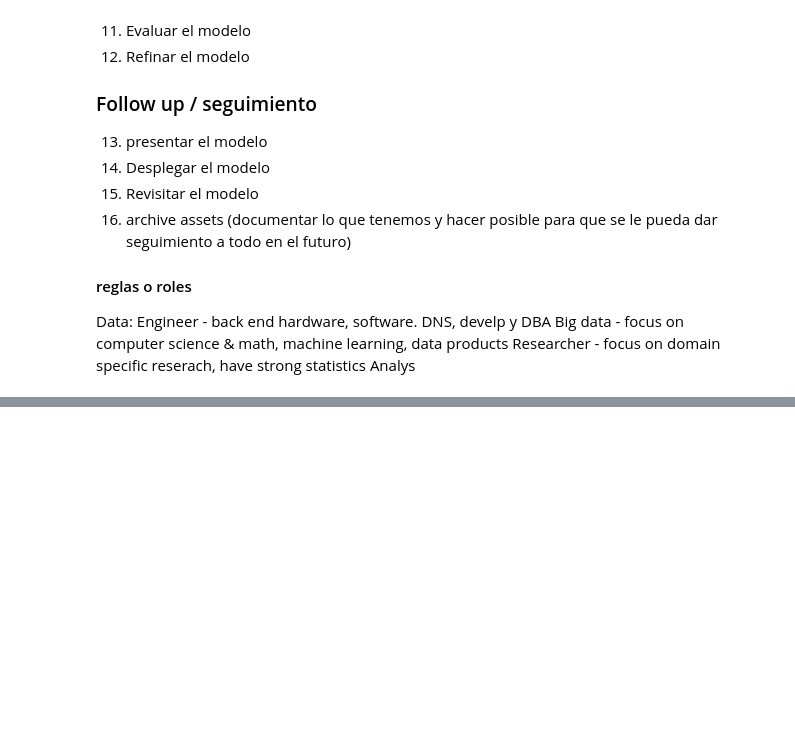
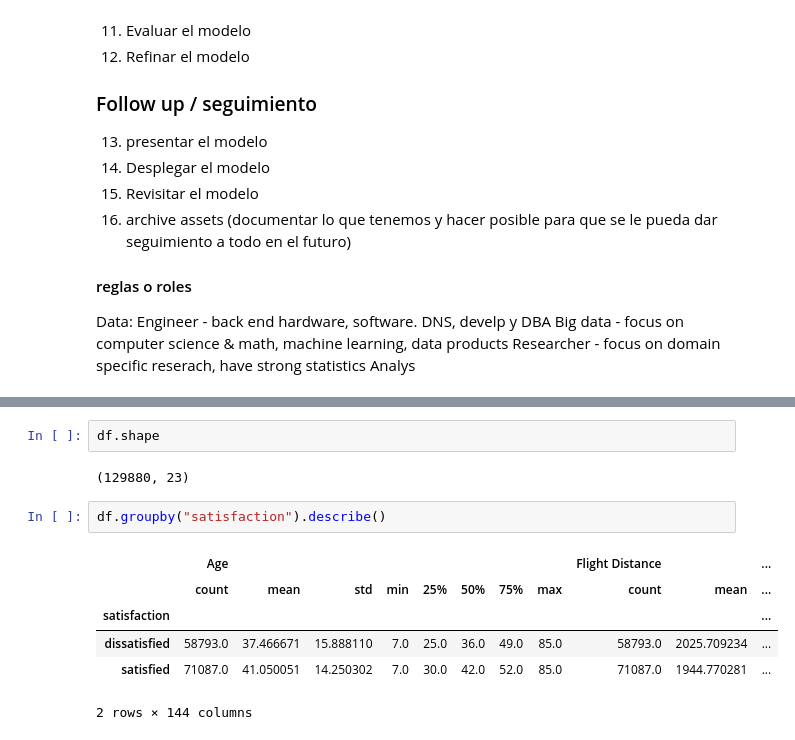
Before and after one commit to kc-alva/PruebaTecnica, a Jupyter notebook: notebook.ipynb, the cells around one changed output, grey strips where cells are left out. Saved outputs shown, nothing was run; the diff lists cells and outputs as text; blank space fills up the shorter version.

```diff
--- a/notebook.ipynb
+++ b/notebook.ipynb
@@ -604,0 +629,13 @@ Analys
+# %%
+df.shape
+# %% [output]
+(129880, 23)
+# %%
+df.groupby("satisfaction").describe()
+# %% [output]
+|  | Age |  |  |  |  |  |  |  | Flight Distance |  | ... |
+|  | count | mean | std | min | 25% | 50% | 75% | max | count | mean | ... |
+| satisfaction |  |  |  |  |  |  |  |  |  |  | ... |
+| dissatisfied | 58793.0 | 37.466671 | 15.888110 | 7.0 | 25.0 | 36.0 | 49.0 | 85.0 | 58793.0 | 2025.709234 | ... |
+| satisfied | 71087.0 | 41.050051 | 14.250302 | 7.0 | 30.0 | 42.0 | 52.0 | 85.0 | 71087.0 | 1944.770281 | ... |
+2 rows × 144 columns
```
Also changed, not shown: parts of 5 cells of this notebook.
